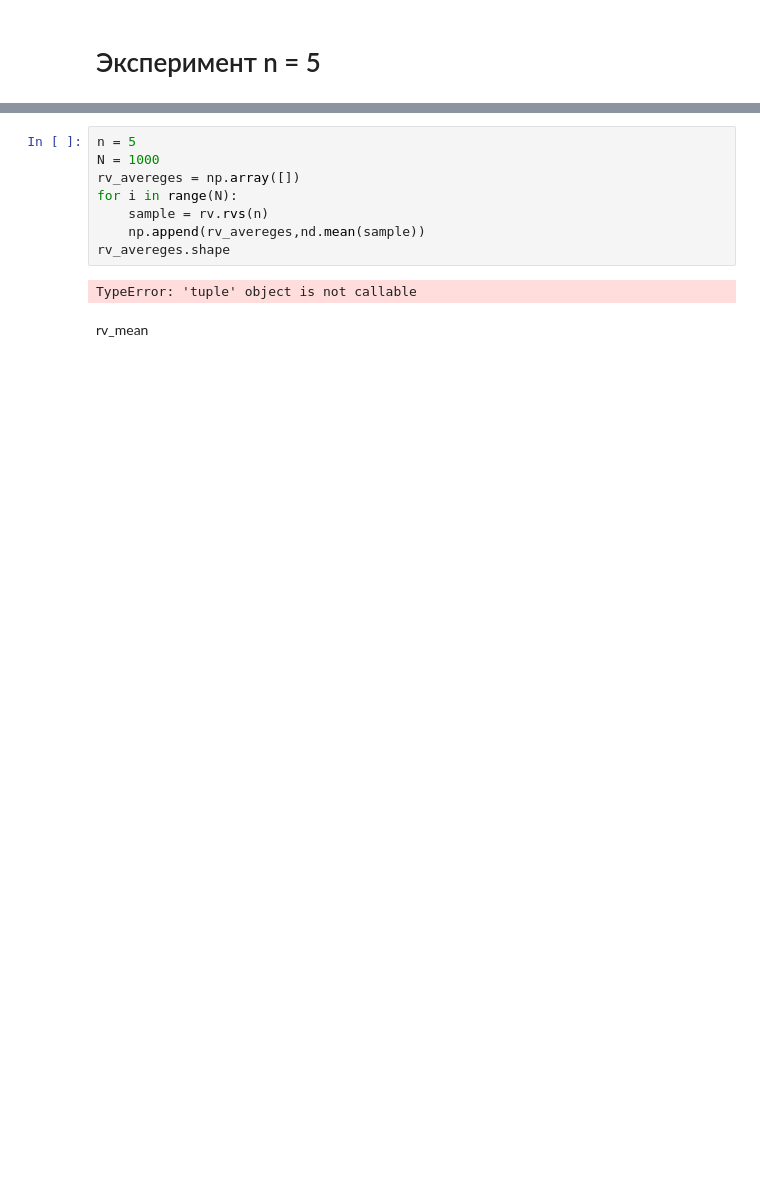
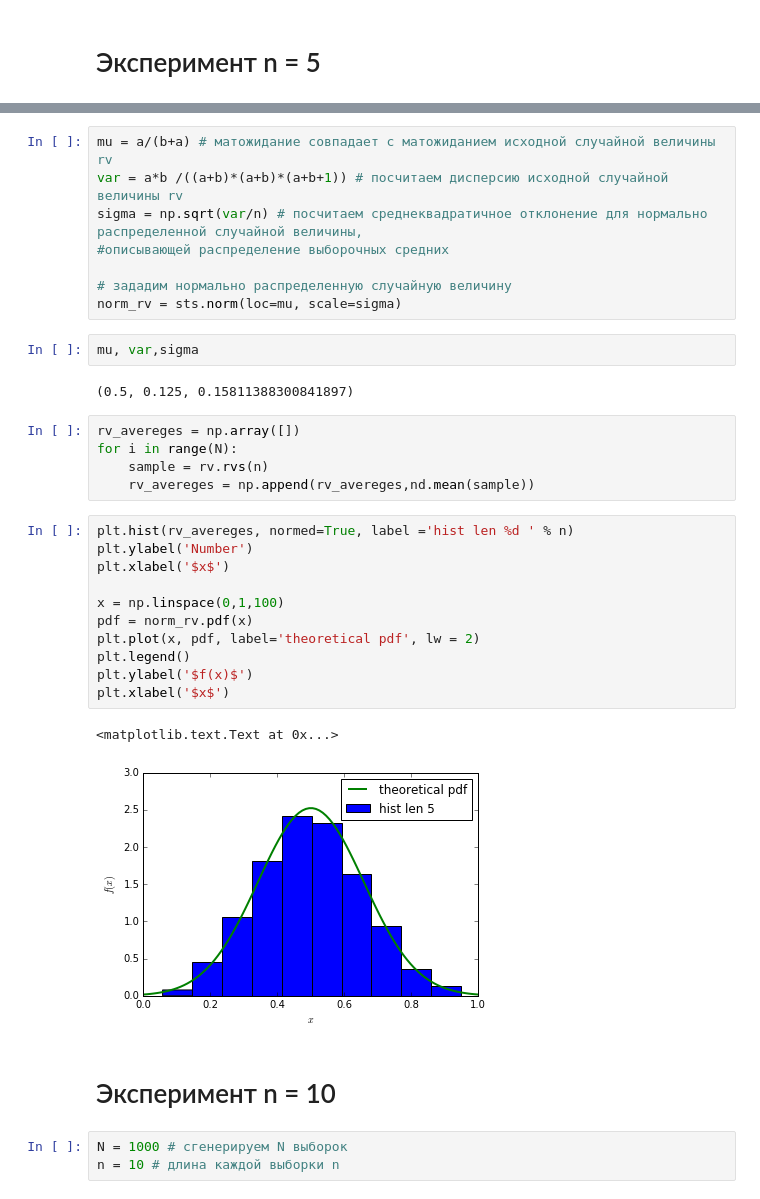
Before and after one commit to lunaplush/coursera, a Jupyter notebook: cpt.ipynb, the cells around one changed output, grey strips where cells are left out. Drawn from its saved outputs; the diff is of its cells as text; blank space fills up the shorter version.

```diff
--- a/cpt.ipynb
+++ b/cpt.ipynb
@@ -35,12 +43,36 @@ plt.xlabel('$x$')
+# %%
+mu = a/(b+a) # матожидание совпадает с матожиданием исходной случайной величины rv
+var = a*b /((a+b)*(a+b)*(a+b+1)) # посчитаем дисперсию исходной случайной величины rv
+sigma = np.sqrt(var/n) # посчитаем среднеквадратичное отклонение для нормально распределенной случайной величины,
+#описывающей распределение выборочных средних
+
+# зададим нормально распределенную случайную величину
+norm_rv = sts.norm(loc=mu, scale=sigma)
+# %%
+mu, var,sigma
+# %% [output]
+(0.5, 0.125, 0.15811388300841897)
 # %%
-n = 5
-N = 1000
 rv_avereges = np.array([])
 for i in range(N):
     sample = rv.rvs(n)
-    np.append(rv_avereges,nd.mean(sample))
-rv_avereges.shape
+    rv_avereges = np.append(rv_avereges,nd.mean(sample))
-# %% [output]
-TypeError: 'tuple' object is not callable
-# %% [markdown]
-rv_mean
+# %%
+plt.hist(rv_avereges, normed=True, label ='hist len %d ' % n)
+plt.ylabel('Number')
+plt.xlabel('$x$')
+
+x = np.linspace(0,1,100)
+pdf = norm_rv.pdf(x)
+plt.plot(x, pdf, label='theoretical pdf', lw = 2)
+plt.legend()
+plt.ylabel('$f(x)$')
+plt.xlabel('$x$')
+# %% [output]
+<matplotlib.text.Text at 0x...>
+[figure, added]
+# %% [markdown]
+# Эксперимент n = 10
+# %%
+N = 1000 # сгенерируем N выборок
+n = 10 # длина каждой выборки n
```
Also changed, not shown: parts of 21 cells of this notebook.
